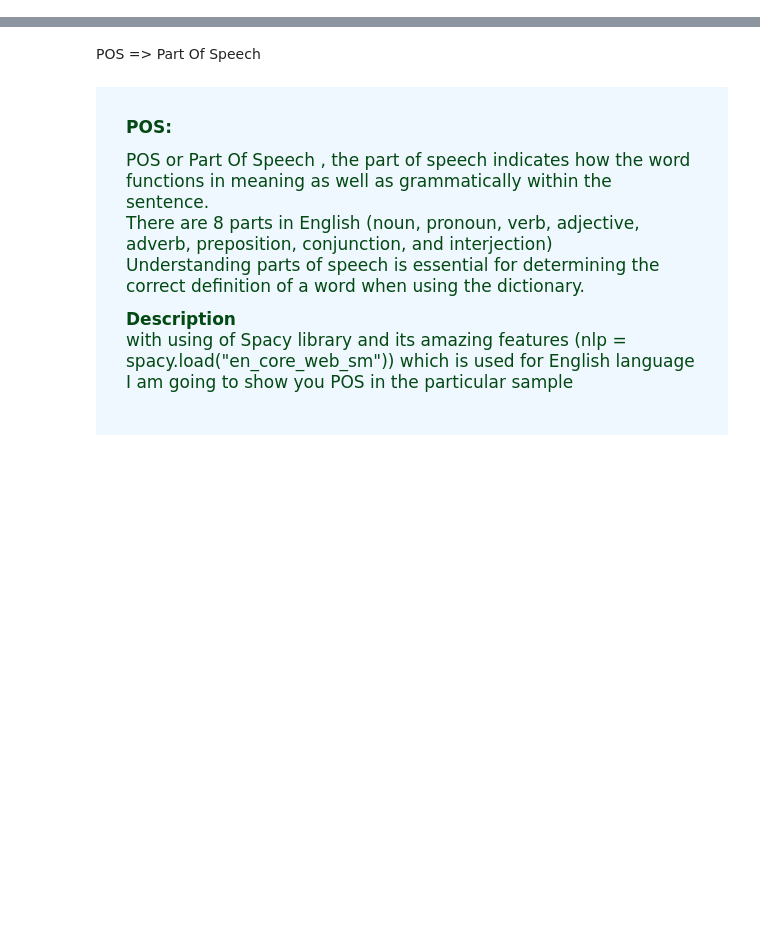
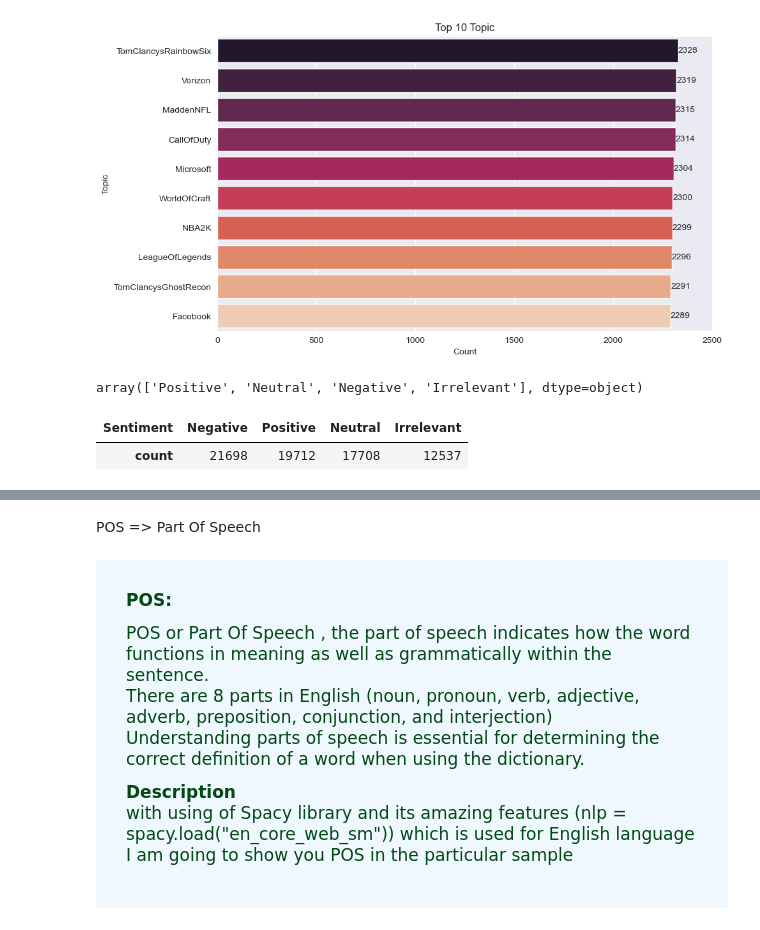
Before and after one commit to rachit-bhatt/Twitter-Sentiment-Analysis, a Jupyter notebook: Twitter Sentiment Analysis.ipynb, the cells around one changed output, grey strips where cells are left out. Drawn from its saved outputs; the diff is of its cells as text; code cells hidden in the pictures; blank space fills up the shorter version.

```diff
--- a/Twitter Sentiment Analysis.ipynb
+++ b/Twitter Sentiment Analysis.ipynb
@@ -437,0 +35,2 @@ test_text
+# %%
+dataset = pd.read_csv('twitter_training.csv')
@@ -437,0 +105,3 @@ test_text
+# %%
+dataset.drop_duplicates(inplace=True)
+dataset.dropna(inplace=True)
@@ -437,0 +120,3 @@ test_text
+# %%
+dataset.rename(columns={'2401' : 'Index' , 'Borderlands': 'Topic' , 'Positive' : 'Sentiment'
+                   , "im getting on borderlands and i will murder you all ,": 'Text'}, inplace=True)
@@ -437,0 +143,3 @@ test_text
+# %%
+Topic =dataset.Topic.value_counts()
+Topic.to_frame()
@@ -437,0 +165,24 @@ test_text
+# %%
+sns.set_style('darkgrid')
+plt.figure(figsize=(10,6))
+bar = sns.barplot(x=Topic.values[:10] ,y=Topic.index[:10] , palette='rocket')
+bar.bar_label(bar.containers[0])
+plt.title('Top 10 Topic')
+plt.xlabel('Count')
+plt.ylabel('Topic')
+plt.xlim(0 , 2500)
+plt.show()
+# %% [output]
+[figure, added]
+# %%
+#type of Sentiment
+
+dataset['Sentiment'].unique()
+# %% [output]
+array(['Positive', 'Neutral', 'Negative', 'Irrelevant'], dtype=object)
+# %%
+Sentiment=dataset['Sentiment'].value_counts()
+Sentiment.to_frame().T
+# %% [output]
+| Sentiment | Negative | Positive | Neutral | Irrelevant |
+| count | 21698 | 19712 | 17708 | 12537 |
```
Also changed, not shown: parts of 63 cells of this notebook, 2 other files.
